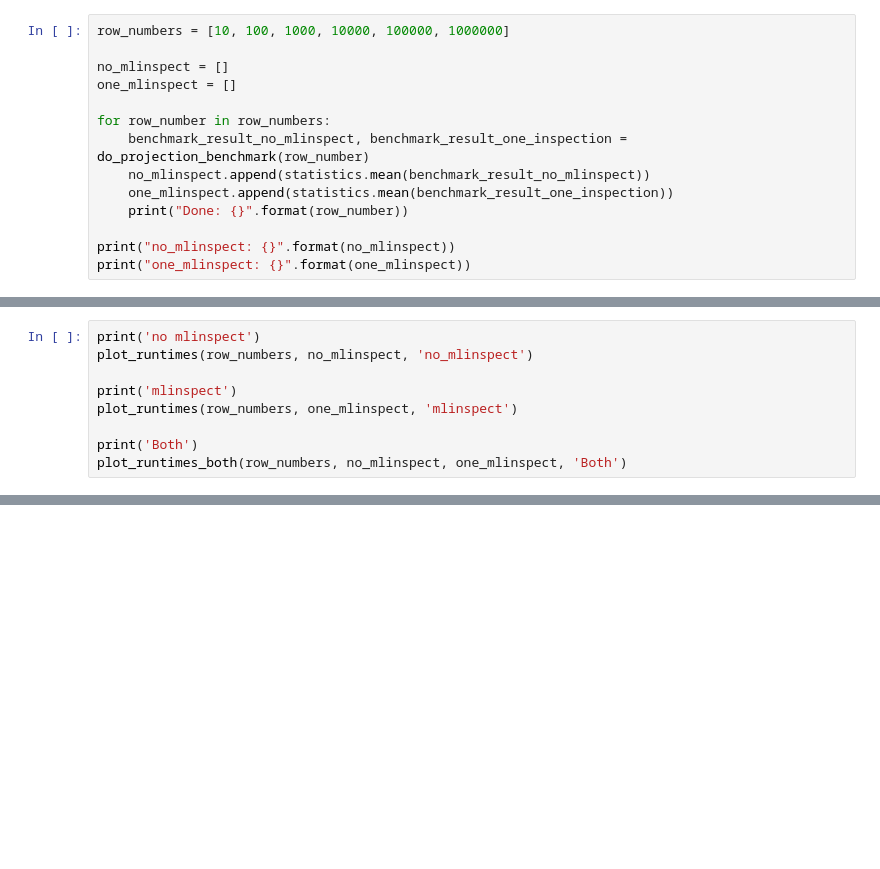
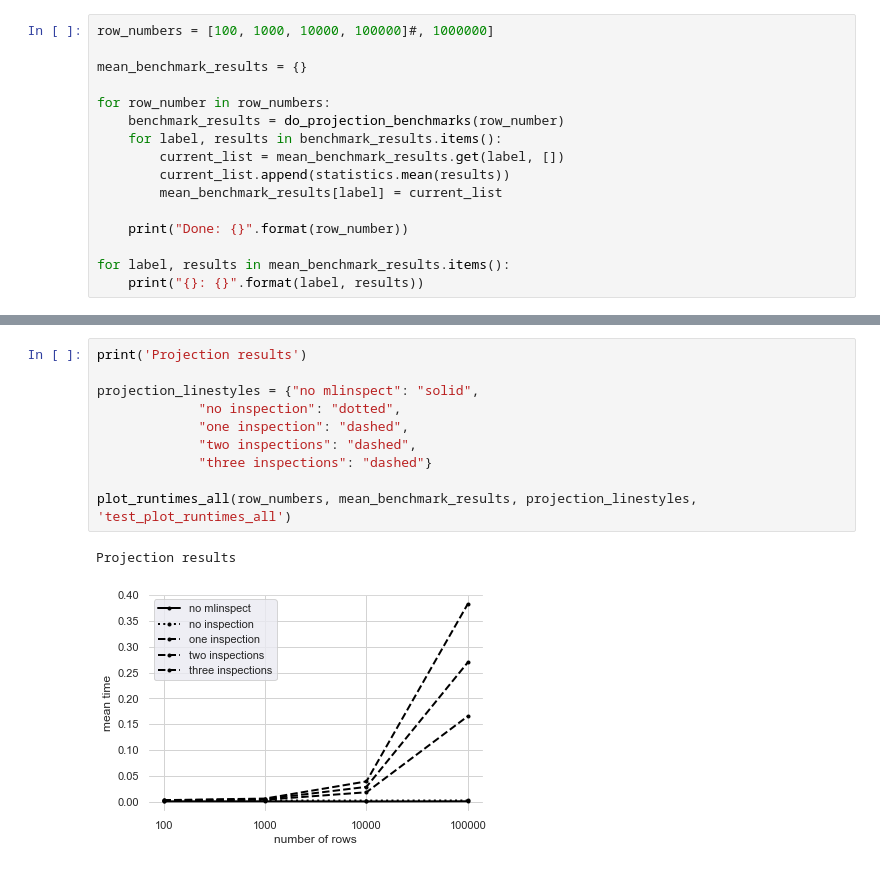
Before and after one commit to stefan-grafberger/mlinspect, a Jupyter notebook: experiments/operator_benchmarks.ipynb, the cells around one changed output, grey strips where cells are left out. Drawn from its saved outputs; the diff is of its cells as text; blank space fills up the shorter version.

Commit message:
Full projection benchmarking

```diff
--- a/experiments/operator_benchmarks.ipynb
+++ b/experiments/operator_benchmarks.ipynb
@@ -79,15 +106,17 @@ def plot_runtimes_both(run_row_numbers, orig_times, mlinspect_times, title_and_p
 # %%
-row_numbers = [10, 100, 1000, 10000, 100000, 1000000]
+row_numbers = [100, 1000, 10000, 100000]#, 1000000]
 
-no_mlinspect = []
-one_mlinspect = []
+mean_benchmark_results = {}
 
 for row_number in row_numbers:
-    benchmark_result_no_mlinspect, benchmark_result_one_inspection = do_projection_benchmark(row_number)
-    no_mlinspect.append(statistics.mean(benchmark_result_no_mlinspect))
-    one_mlinspect.append(statistics.mean(benchmark_result_one_inspection))
+    benchmark_results = do_projection_benchmarks(row_number)
+    for label, results in benchmark_results.items():
+        current_list = mean_benchmark_results.get(label, [])
+        current_list.append(statistics.mean(results))
+        mean_benchmark_results[label] = current_list
+
     print("Done: {}".format(row_number))
 
-print("no_mlinspect: {}".format(no_mlinspect))
-print("one_mlinspect: {}".format(one_mlinspect))
+for label, results in mean_benchmark_results.items():
+    print("{}: {}".format(label, results))
 # %% [output]
@@ -102,9 +131,0 @@ one_mlinspect: [0.0024176925500015043, 0.0021765880500026922, 0.0021326238000000
-# %%
-print('no mlinspect')
-plot_runtimes(row_numbers, no_mlinspect, 'no_mlinspect')
-
-print('mlinspect')
-plot_runtimes(row_numbers, one_mlinspect, 'mlinspect')
-
-print('Both')
-plot_runtimes_both(row_numbers, no_mlinspect, one_mlinspect, 'Both')
@@ -117,0 +132,13 @@ Both
+# %%
+print('Projection results')
+
+projection_linestyles = {"no mlinspect": "solid",
+             "no inspection": "dotted",
+             "one inspection": "dashed",
+             "two inspections": "dashed",
+             "three inspections": "dashed"}
+
+plot_runtimes_all(row_numbers, mean_benchmark_results, projection_linestyles, 'test_plot_runtimes_all')
+# %% [output]
+Projection results
+[figure, added]
```
Also changed, not shown: parts of 5 cells of this notebook, 3 other files.
